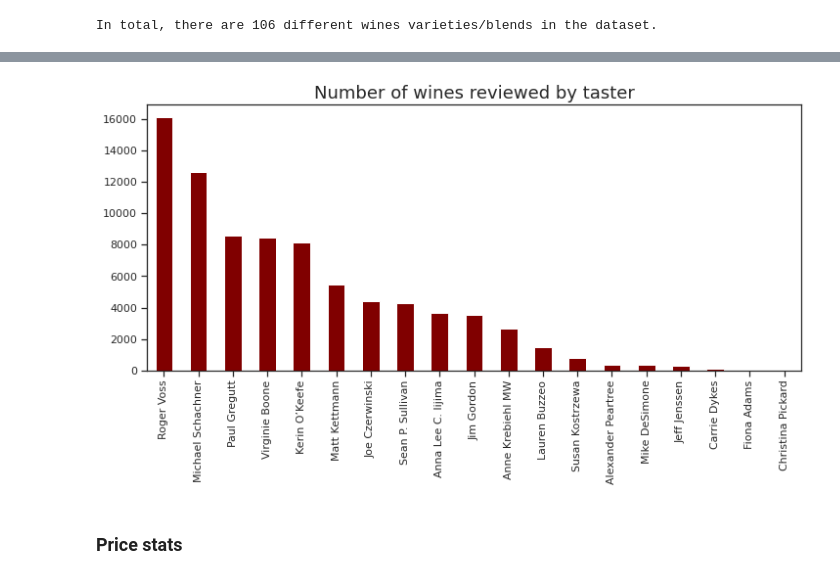
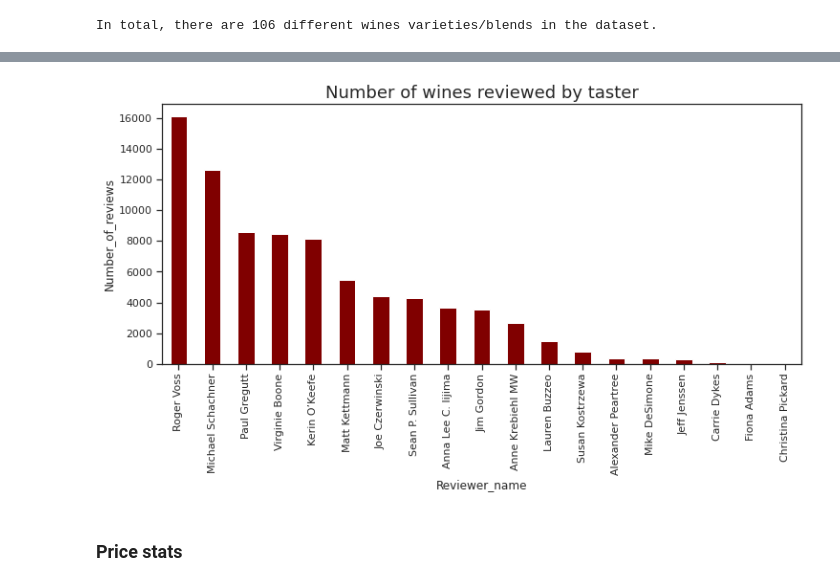
Before and after one commit to brcorrea/da-project-sommAI, a Jupyter notebook: notebooks/da-project-sommAI.ipynb, the cells around one changed output, grey strips where cells are left out. Saved outputs shown, nothing was run; the diff lists cells and outputs as text; code cells hidden in the pictures.

```diff
--- a/notebooks/da-project-sommAI.ipynb
+++ b/notebooks/da-project-sommAI.ipynb
@@ -380,12 +397,14 @@ wine_df['country'].value_counts(normalize=True).to_frame()
 # %%
-# Number of reviwes per reviwer
+# Number of reviwes per reviewer
 wine_df['taster_name'].value_counts(normalize=False).plot(kind='bar',
                                        color=my_col,
                                        figsize=(12, 5)
                                       )
 plt.title('Number of wines reviewed by taster', size=18)
+plt.xlabel('Reviewer_name')
+plt.ylabel('Number_of_reviews')
 plt.show()
 # %% [output]
-[figure, old version]
+[figure, new version]
 # %% [markdown]
 ### Price stats
```
Also changed, not shown: parts of 51 cells of this notebook, 1 other file.
